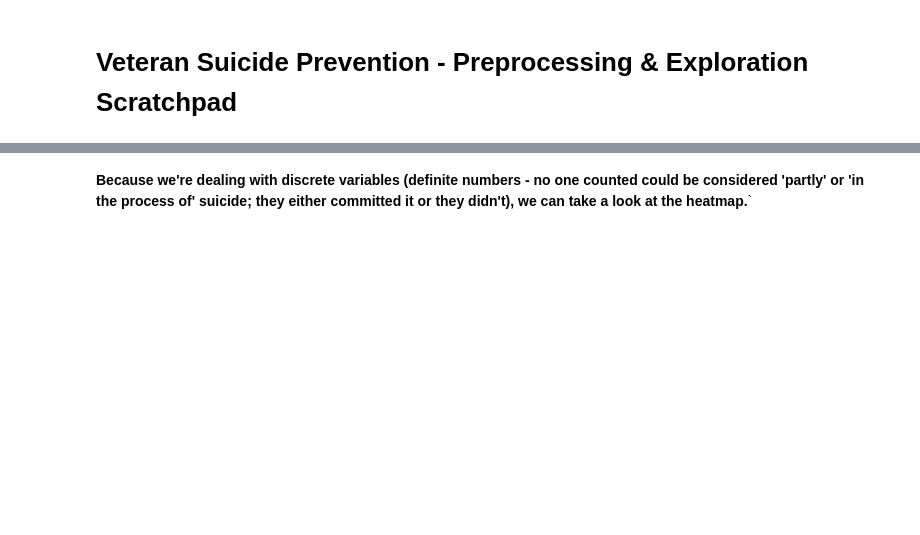
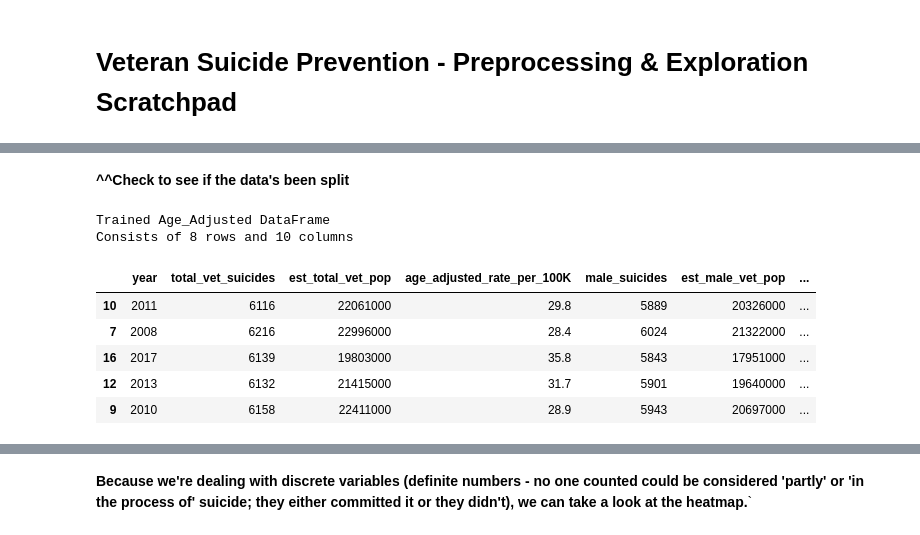
Before and after one commit to nickjoseph210/Soldier_Suicide_Prevention, a Jupyter notebook: prevention_preprocess_and_explore.ipynb, the cells around one changed output, grey strips where cells are left out. Drawn from its saved outputs; the diff is of its cells as text; code cells hidden in the pictures; blank space fills up the shorter version.

Commit message:
Work on splitting data into train, validate, and test sets.

```diff
--- a/prevention_preprocess_and_explore.ipynb
+++ b/prevention_preprocess_and_explore.ipynb
@@ -22,0 +158,19 @@ age_adjusted_df.head()
+# %%
+train, test = sklearn.model_selection.train_test_split(age_adjusted_df, train_size=.80, random_state=123)
+train, validate = sklearn.model_selection.train_test_split(train, train_size=.80, random_state=123)
+# %% [markdown]
+**^^Check to see if the data's been split**
+# %%
+print("Trained Age_Adjusted DataFrame")
+print(f"Consists of {len(train)} rows and {len(train.columns)} columns")
+
+train.head()
+# %% [output]
+Trained Age_Adjusted DataFrame
+Consists of 8 rows and 10 columns
+|  | year | total_vet_suicides | est_total_vet_pop | age_adjusted_rate_per_100K | male_suicides | est_male_vet_pop | ... |
+| 10 | 2011 | 6116 | 22061000 | 29.8 | 5889 | 20326000 | ... |
+| 7 | 2008 | 6216 | 22996000 | 28.4 | 6024 | 21322000 | ... |
+| 16 | 2017 | 6139 | 19803000 | 35.8 | 5843 | 17951000 | ... |
+| 12 | 2013 | 6132 | 21415000 | 31.7 | 5901 | 19640000 | ... |
+| 9 | 2010 | 6158 | 22411000 | 28.9 | 5943 | 20697000 | ... |
```
Also changed, not shown: parts of 32 cells of this notebook.
